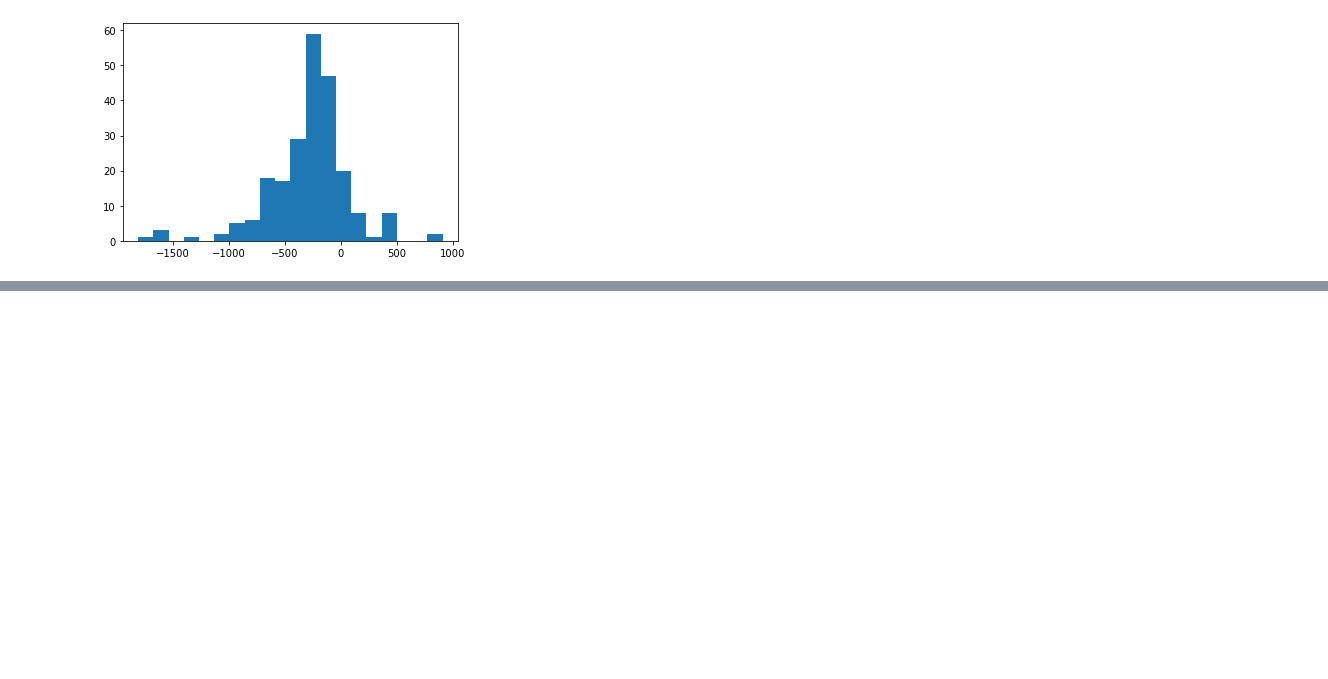
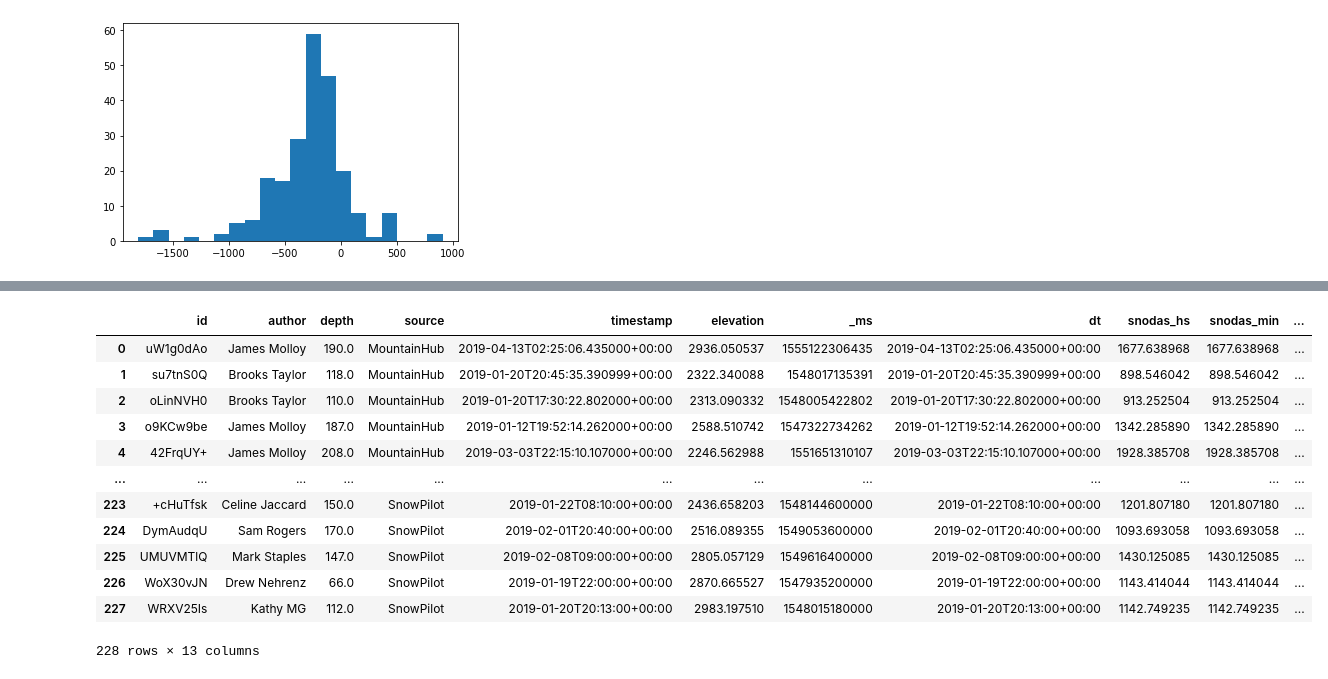
Before and after one commit to snowmodel-tools/preprocess_python, a Jupyter notebook: cso_v_snodas.ipynb, the cells around one changed output, grey strips where cells are left out. Cells and saved outputs as stored; diff of their text form; code cells hidden in the pictures; blank space fills up the shorter version.

```diff
--- a/cso_v_snodas.ipynb
+++ b/cso_v_snodas.ipynb
@@ -156,3 +235,20 @@ csodf.to_file(out, driver='GeoJSON')
+# %%
+csodf = gpd.read_file('CSO_SNODAS.geojson')
+csodf
+# %% [output]
+|  | id | author | depth | source | timestamp | elevation | _ms | dt | snodas_hs | snodas_min | ... |
+| 0 | uW1g0dAo | James Molloy | 190.0 | MountainHub | 2019-04-13T02:25:06.435000+00:00 | 2936.050537 | 1555122306435 | 2019-04-13T02:25:06.435000+00:00 | 1677.638968 | 1677.638968 | ... |
+| 1 | su7tnS0Q | Brooks Taylor | 118.0 | MountainHub | 2019-01-20T20:45:35.390999+00:00 | 2322.340088 | 1548017135391 | 2019-01-20T20:45:35.390999+00:00 | 898.546042 | 898.546042 | ... |
+| 2 | oLinNVH0 | Brooks Taylor | 110.0 | MountainHub | 2019-01-20T17:30:22.802000+00:00 | 2313.090332 | 1548005422802 | 2019-01-20T17:30:22.802000+00:00 | 913.252504 | 913.252504 | ... |
+| 3 | o9KCw9be | James Molloy | 187.0 | MountainHub | 2019-01-12T19:52:14.262000+00:00 | 2588.510742 | 1547322734262 | 2019-01-12T19:52:14.262000+00:00 | 1342.285890 | 1342.285890 | ... |
+| 4 | 42FrqUY+ | James Molloy | 208.0 | MountainHub | 2019-03-03T22:15:10.107000+00:00 | 2246.562988 | 1551651310107 | 2019-03-03T22:15:10.107000+00:00 | 1928.385708 | 1928.385708 | ... |
+| ... | ... | ... | ... | ... | ... | ... | ... | ... | ... | ... | ... |
+| 223 | +cHuTfsk | Celine Jaccard | 150.0 | SnowPilot | 2019-01-22T08:10:00+00:00 | 2436.658203 | 1548144600000 | 2019-01-22T08:10:00+00:00 | 1201.807180 | 1201.807180 | ... |
+| 224 | DymAudqU | Sam Rogers | 170.0 | SnowPilot | 2019-02-01T20:40:00+00:00 | 2516.089355 | 1549053600000 | 2019-02-01T20:40:00+00:00 | 1093.693058 | 1093.693058 | ... |
+| 225 | UMUVMTlQ | Mark Staples | 147.0 | SnowPilot | 2019-02-08T09:00:00+00:00 | 2805.057129 | 1549616400000 | 2019-02-08T09:00:00+00:00 | 1430.125085 | 1430.125085 | ... |
+| 226 | WoX30vJN | Drew Nehrenz | 66.0 | SnowPilot | 2019-01-19T22:00:00+00:00 | 2870.665527 | 1547935200000 | 2019-01-19T22:00:00+00:00 | 1143.414044 | 1143.414044 | ... |
+| 227 | WRXV25Is | Kathy MG | 112.0 | SnowPilot | 2019-01-20T20:13:00+00:00 | 2983.197510 | 1548015180000 | 2019-01-20T20:13:00+00:00 | 1142.749235 | 1142.749235 | ... |
+228 rows × 13 columns
 # %%
 
 stats = zonal_stats(cso_data_path, output_tif)
```
Also changed, not shown: parts of 11 cells of this notebook.
